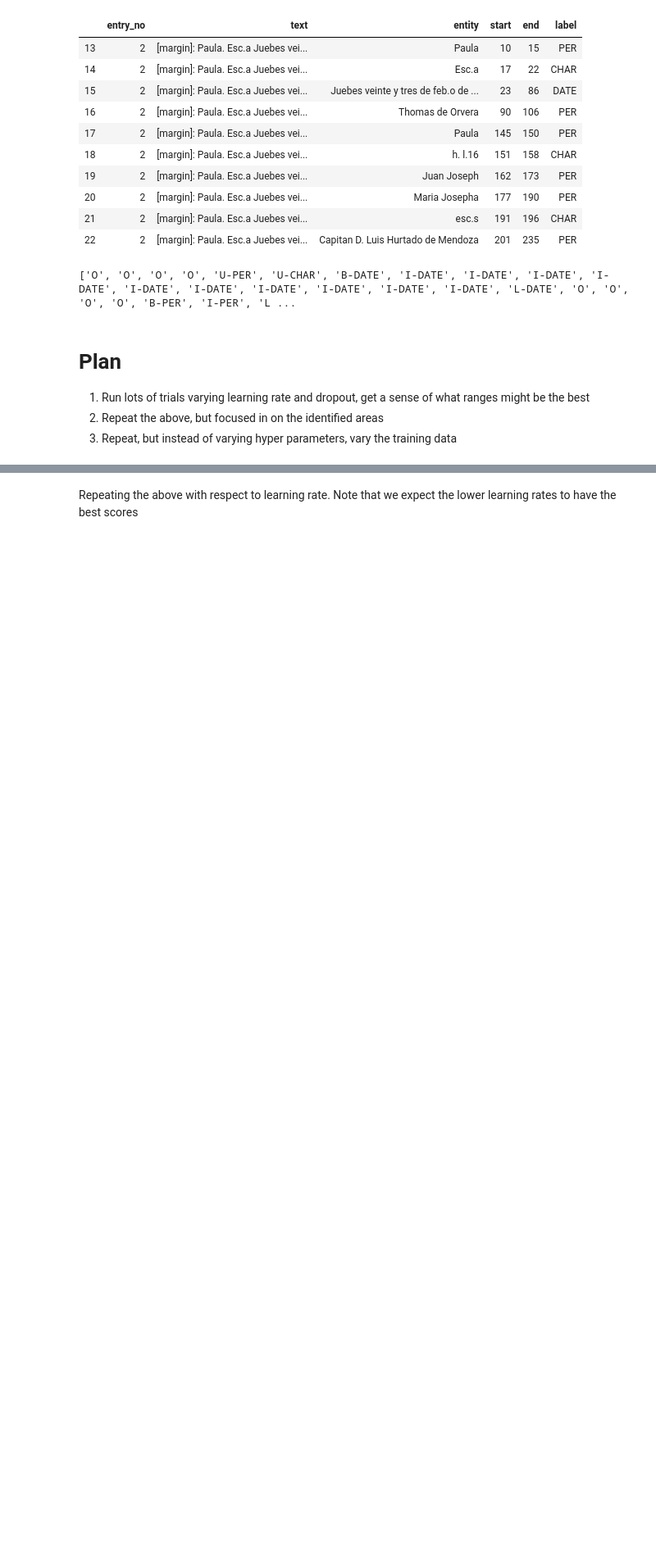
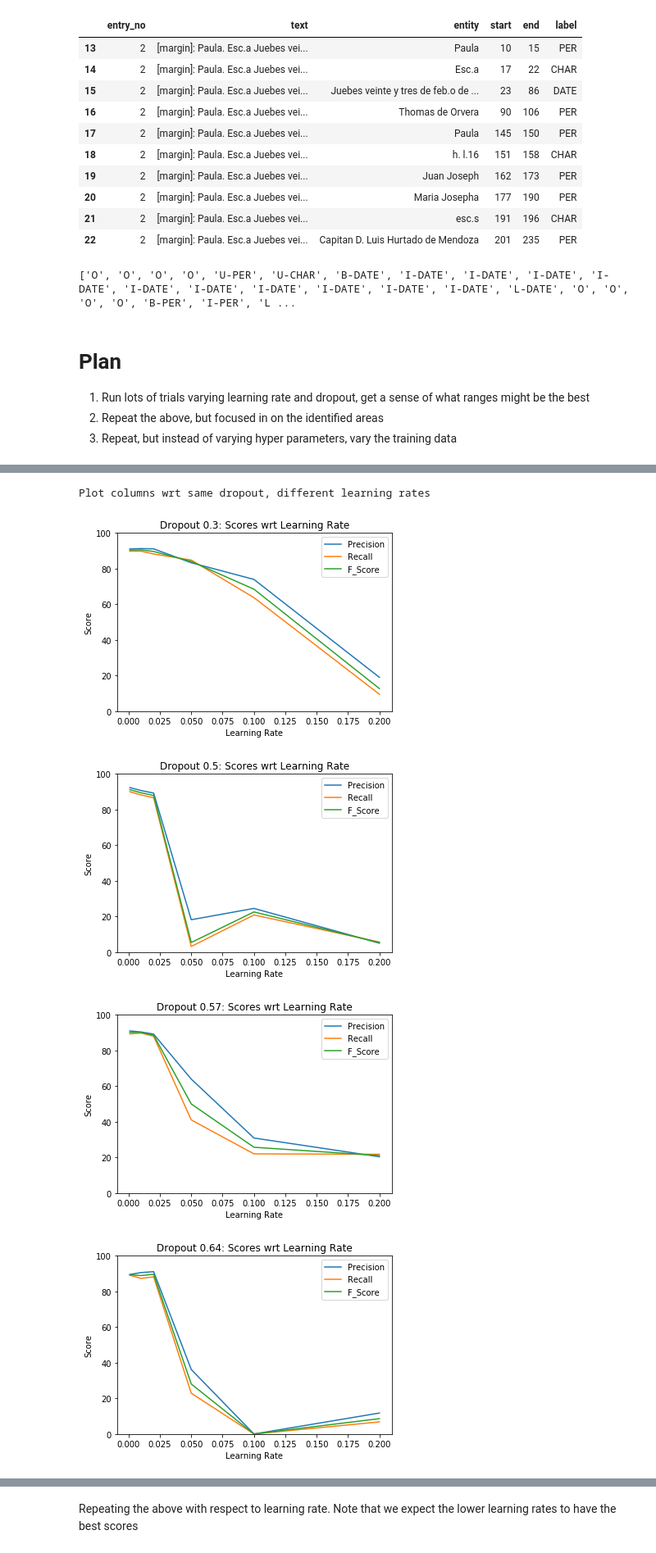
Before and after one commit to slavesocieties/ssda-nlp, a Jupyter notebook: 70-exhaustive-training.ipynb, the cells around one changed output, grey strips where cells are left out. Shown at 82% size. Drawn from its saved outputs; the diff is of its cells as text; code cells hidden in the pictures; blank space fills up the shorter version.

Commit message:
3.0 update, new hyper-parameters

```diff
--- a/70-exhaustive-training.ipynb
+++ b/70-exhaustive-training.ipynb
@@ -221,24 +228,26 @@ Note that when dropout was 0.9, no results were generated.  Likewise, when eithe
 # %%
 #no_test
 
-#spacy parameters setup
-my_lr = [0.0001, 0.001, 0.01, 0.1]
-my_dps = [0.1, 0.3, 0.5, 0.7, 0.9]
+#For reference:
+my_lr = [0.001, 0.01, 0.02, 0.05, 0.1, 0.2]
+my_dps = [0.3, 0.5, 0.57, 0.64, 0.7]
 
 #Note that these are dfs, need to be lists to use in plots
-dps1 = results_df.loc[results_df['Dropout'] == 0.1]
 dps3 = results_df.loc[results_df['Dropout'] == 0.3]
 dps5 = results_df.loc[results_df['Dropout'] == 0.5]
+dps57 = results_df.loc[results_df['Dropout'] == 0.57]
+dps64 = results_df.loc[results_df['Dropout'] == 0.64]
 dps7 = results_df.loc[results_df['Dropout'] == 0.7]
-dps9 = results_df.loc[results_df['Dropout'] == 0.9]
 
-lr0001 = results_df.loc[results_df['Learning_Rate'] == 0.0001]
 lr001 = results_df.loc[results_df['Learning_Rate'] == 0.001]
 lr01 = results_df.loc[results_df['Learning_Rate'] == 0.01]
+lr02 = results_df.loc[results_df['Learning_Rate'] == 0.02]
+lr05 = results_df.loc[results_df['Learning_Rate'] == 0.05]
 lr1 = results_df.loc[results_df['Learning_Rate'] == 0.1]
+lr2 = results_df.loc[results_df['Learning_Rate'] == 0.2]
 
 print('dps3')
 display(dps3.head())
 
-print('lr0001')
-display(lr0001.head())
+print('lr001')
+display(lr001.head())
@@ -245,26 +271,13 @@ display(lr0001.head())
 # %%
 #no_test
 
-### DROP THE ROWS OF JUST 0s
-
 print('Plot columns wrt same dropout, different learning rates')
+my_lr = [0.001, 0.01, 0.02, 0.05, 0.1, 0.2]
+my_dps = [0.3, 0.5, 0.57, 0.64, 0.7]
 
 plt.figure(1)
 #plt.subplot(511)
-dps1_precision = dps1['Precision'].tolist()
-dps1_recall = dps1['Recall'].tolist()
-dps1_f = dps1['F_Score'].tolist()
-plt.plot(my_lr, dps1_precision, label='Precision')
-plt.plot(my_lr, dps1_recall, label='Recall')
-plt.plot(my_lr, dps1_f, label='F_Score')
-plt.xlabel('Learning Rate')
-plt.ylabel('Score')
-plt.title('Dropout 0.1: Scores wrt Learning Rate')
-plt.legend()
-plt.show()
-
-plt.figure(2)
-#plt.subplot(511)
+plt.ylim([0, 100])
 dps3_precision = dps3['Precision'].tolist()
 dps3_recall = dps3['Recall'].tolist()
 dps3_f = dps3['F_Score'].tolist()
@@ -276,31 +289,69 @@ plt.ylabel('Score')
 plt.title('Dropout 0.3: Scores wrt Learning Rate')
 plt.legend()
 plt.show()
 
-plt.figure(3)
+plt.figure(2)
 #plt.subplot(511)
+plt.ylim([0, 100])
 dps5_precision = dps5['Precision'].tolist()
 dps5_recall = dps5['Recall'].tolist()
 dps5_f = dps5['F_Score'].tolist()
 plt.plot(my_lr, dps5_precision, label='Precision')
 plt.plot(my_lr, dps5_recall, label='Recall')
 plt.plot(my_lr, dps5_f, label='F_Score')
 plt.xlabel('Learning Rate')
 plt.ylabel('Score')
 plt.title('Dropout 0.5: Scores wrt Learning Rate')
 plt.legend()
 plt.show()
 
+plt.figure(3)
+#plt.subplot(511)
+plt.ylim([0, 100])
+dps57_precision = dps57['Precision'].tolist()
+dps57_recall = dps57['Recall'].tolist()
+dps57_f = dps57['F_Score'].tolist()
+plt.plot(my_lr, dps57_precision, label='Precision')
+plt.plot(my_lr, dps57_recall, label='Recall')
+plt.plot(my_lr, dps57_f, label='F_Score')
+plt.xlabel('Learning Rate')
+plt.ylabel('Score')
+plt.title('Dropout 0.57: Scores wrt Learning Rate')
+plt.legend()
+plt.show()
+
 plt.figure(4)
 #plt.subplot(511)
+plt.ylim([0, 100])
+dps64_precision = dps64['Precision'].tolist()
+dps64_recall = dps64['Recall'].tolist()
+dps64_f = dps64['F_Score'].tolist()
+plt.plot(my_lr, dps64_precision, label='Precision')
+plt.plot(my_lr, dps64_recall, label='Recall')
+plt.plot(my_lr, dps64_f, label='F_Score')
+plt.xlabel('Learning Rate')
+plt.ylabel('Score')
+plt.title('Dropout 0.64: Scores wrt Learning Rate')
+plt.legend()
+plt.show()
+
+plt.figure(5)
+#plt.subplot(511)
+plt.ylim([0, 100])
 dps7_precision = dps7['Precision'].tolist()
 dps7_recall = dps7['Recall'].tolist()
 dps7_f = dps7['F_Score'].tolist()
 plt.plot(my_lr, dps7_precision, label='Precision')
 plt.plot(my_lr, dps7_recall, label='Recall')
 plt.plot(my_lr, dps7_f, label='F_Score')
 plt.xlabel('Learning Rate')
 plt.ylabel('Score')
 plt.title('Dropout 0.7: Scores wrt Learning Rate')
 plt.legend()
 plt.show()
+# %% [output]
+Plot columns wrt same dropout, different learning rates
+[figure, added]
+[figure, added]
+[figure, added]
+[figure, added]
```
Also changed, not shown: parts of 20 cells of this notebook, 2 other files.
